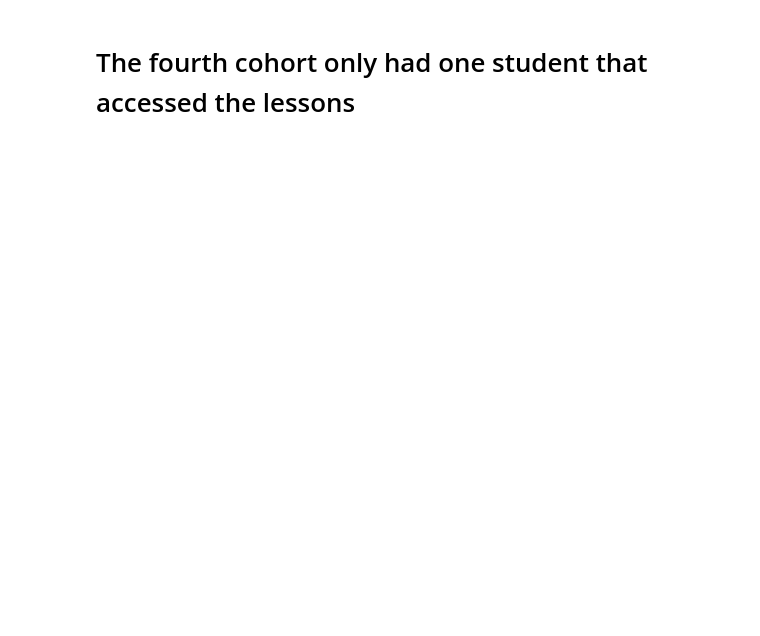
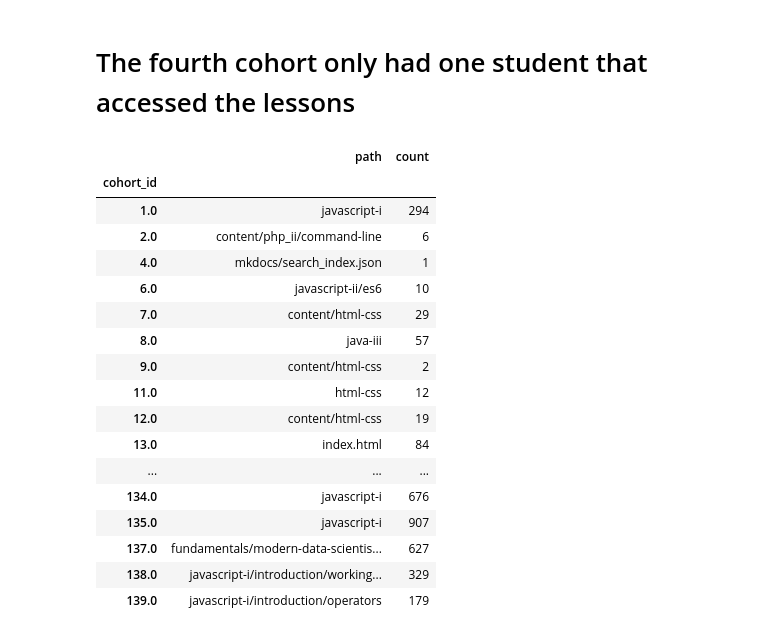
Before and after one commit to Anomaly-Detection-Project/Anomaly_detect-Project, a Jupyter notebook: e_workbook.ipynb, the cells around one changed output. Drawn from its saved outputs; the diff is of its cells as text; code cells hidden in the pictures; blank space fills up the shorter version.

```diff
--- a/e_workbook.ipynb
+++ b/e_workbook.ipynb
@@ -325,0 +352,21 @@ four.head()
+# %%
+q_twoo(df)
+# %% [output]
+|  | path | count |
+| cohort_id |  |  |
+| 1.0 | javascript-i | 294 |
+| 2.0 | content/php_ii/command-line | 6 |
+| 4.0 | mkdocs/search_index.json | 1 |
+| 6.0 | javascript-ii/es6 | 10 |
+| 7.0 | content/html-css | 29 |
+| 8.0 | java-iii | 57 |
+| 9.0 | content/html-css | 2 |
+| 11.0 | html-css | 12 |
+| 12.0 | content/html-css | 19 |
+| 13.0 | index.html | 84 |
+| ... | ... | ... |
+| 134.0 | javascript-i | 676 |
+| 135.0 | javascript-i | 907 |
+| 137.0 | fundamentals/modern-data-scientis... | 627 |
+| 138.0 | javascript-i/introduction/working... | 329 |
+| 139.0 | javascript-i/introduction/operators | 179 |
```
Also changed, not shown: parts of 13 cells of this notebook.
